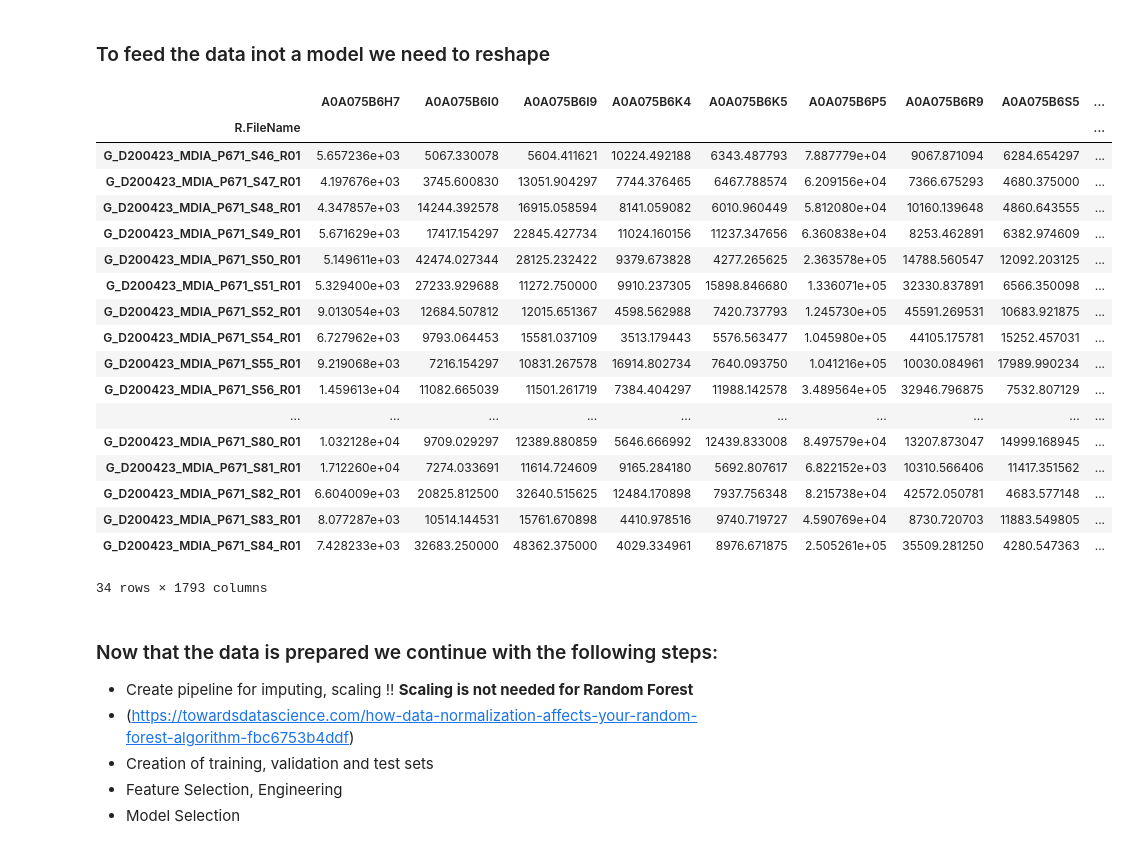
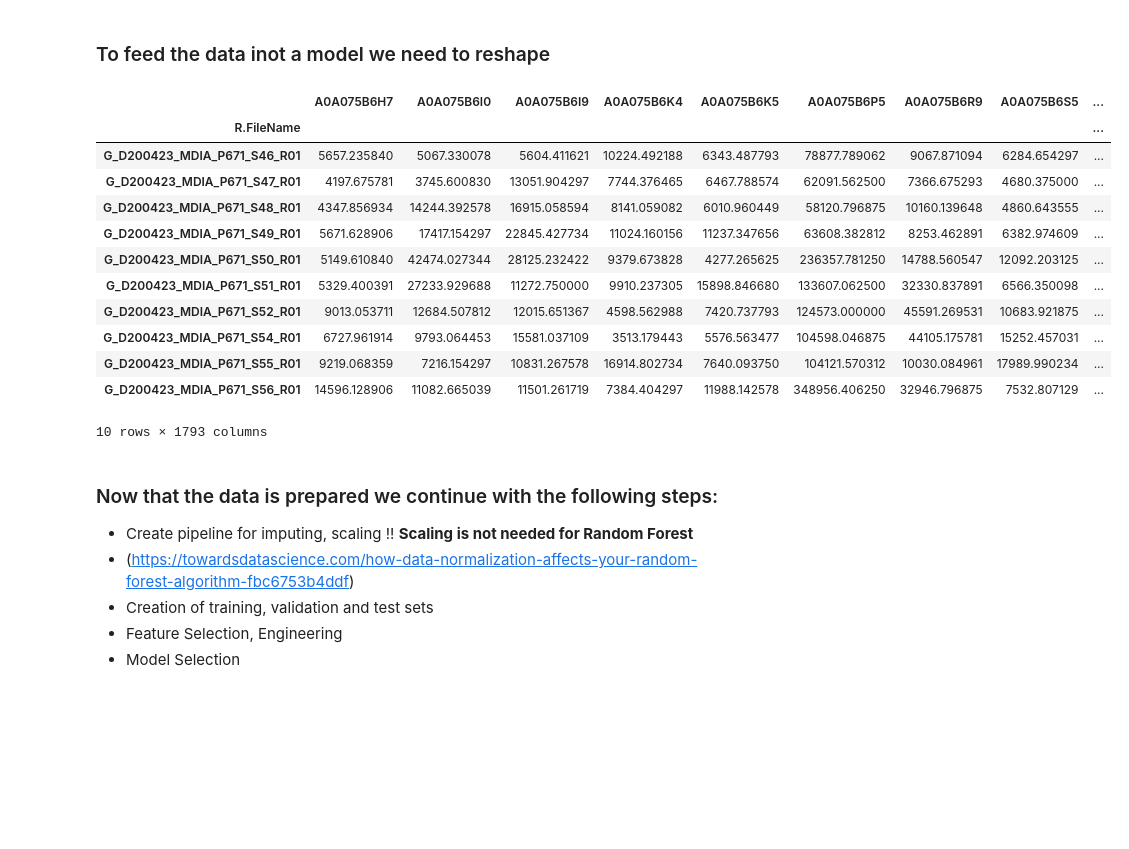
Before and after one commit to cewinharhar/BECS2_dataChallenge, a Jupyter notebook: MLworkflow.ipynb, the cells around one changed output. Saved outputs shown, nothing was run; the diff lists cells and outputs as text; code cells hidden in the pictures; blank space fills up the shorter version.

```diff
--- a/MLworkflow.ipynb
+++ b/MLworkflow.ipynb
@@ -35,7 +36,7 @@ os.getcwd()
 * X: rows = patients, cols = proteins filled with the protein quantity
 * y: rows = patients, col  = health condition (healthy, cancer A, cancer B)
 # %%
-path = r"rawData\tidy.csv"
+path = "rawData2/tidy.csv"
 #path = r"rawDataBig\tidyBig.csv"
 tidy = pd.read_csv(path, sep=",")
 
@@ -70,27 +71,21 @@ data = data.set_index("R.FileName")
 X = data.iloc[:, :-1]
 y = data.iloc[:,-1]
 # %%
-data
+data[:10]
 # %% [output]
 |  | A0A075B6H7 | A0A075B6I0 | A0A075B6I9 | A0A075B6K4 | A0A075B6K5 | A0A075B6P5 | A0A075B6R9 | A0A075B6S5 | ... |
 | R.FileName |  |  |  |  |  |  |  |  | ... |
-| G_D200423_MDIA_P671_S46_R01 | 5.657236e+03 | 5067.330078 | 5604.411621 | 10224.492188 | 6343.487793 | 7.887779e+04 | 9067.871094 | 6284.654297 | ... |
-| G_D200423_MDIA_P671_S47_R01 | 4.197676e+03 | 3745.600830 | 13051.904297 | 7744.376465 | 6467.788574 | 6.209156e+04 | 7366.675293 | 4680.375000 | ... |
-| G_D200423_MDIA_P671_S48_R01 | 4.347857e+03 | 14244.392578 | 16915.058594 | 8141.059082 | 6010.960449 | 5.812080e+04 | 10160.139648 | 4860.643555 | ... |
-| G_D200423_MDIA_P671_S49_R01 | 5.671629e+03 | 17417.154297 | 22845.427734 | 11024.160156 | 11237.347656 | 6.360838e+04 | 8253.462891 | 6382.974609 | ... |
-| G_D200423_MDIA_P671_S50_R01 | 5.149611e+03 | 42474.027344 | 28125.232422 | 9379.673828 | 4277.265625 | 2.363578e+05 | 14788.560547 | 12092.203125 | ... |
-| G_D200423_MDIA_P671_S51_R01 | 5.329400e+03 | 27233.929688 | 11272.750000 | 9910.237305 | 15898.846680 | 1.336071e+05 | 32330.837891 | 6566.350098 | ... |
-| G_D200423_MDIA_P671_S52_R01 | 9.013054e+03 | 12684.507812 | 12015.651367 | 4598.562988 | 7420.737793 | 1.245730e+05 | 45591.269531 | 10683.921875 | ... |
-| G_D200423_MDIA_P671_S54_R01 | 6.727962e+03 | 9793.064453 | 15581.037109 | 3513.179443 | 5576.563477 | 1.045980e+05 | 44105.175781 | 15252.457031 | ... |
-| G_D200423_MDIA_P671_S55_R01 | 9.219068e+03 | 7216.154297 | 10831.267578 | 16914.802734 | 7640.093750 | 1.041216e+05 | 10030.084961 | 17989.990234 | ... |
-| G_D200423_MDIA_P671_S56_R01 | 1.459613e+04 | 11082.665039 | 11501.261719 | 7384.404297 | 11988.142578 | 3.489564e+05 | 32946.796875 | 7532.807129 | ... |
-| ... | ... | ... | ... | ... | ... | ... | ... | ... | ... |
-| G_D200423_MDIA_P671_S80_R01 | 1.032128e+04 | 9709.029297 | 12389.880859 | 5646.666992 | 12439.833008 | 8.497579e+04 | 13207.873047 | 14999.168945 | ... |
-| G_D200423_MDIA_P671_S81_R01 | 1.712260e+04 | 7274.033691 | 11614.724609 | 9165.284180 | 5692.807617 | 6.822152e+03 | 10310.566406 | 11417.351562 | ... |
-| G_D200423_MDIA_P671_S82_R01 | 6.604009e+03 | 20825.812500 | 32640.515625 | 12484.170898 | 7937.756348 | 8.215738e+04 | 42572.050781 | 4683.577148 | ... |
-| G_D200423_MDIA_P671_S83_R01 | 8.077287e+03 | 10514.144531 | 15761.670898 | 4410.978516 | 9740.719727 | 4.590769e+04 | 8730.720703 | 11883.549805 | ... |
-| G_D200423_MDIA_P671_S84_R01 | 7.428233e+03 | 32683.250000 | 48362.375000 | 4029.334961 | 8976.671875 | 2.505261e+05 | 35509.281250 | 4280.547363 | ... |
+| G_D200423_MDIA_P671_S46_R01 | 5657.235840 | 5067.330078 | 5604.411621 | 10224.492188 | 6343.487793 | 78877.789062 | 9067.871094 | 6284.654297 | ... |
+| G_D200423_MDIA_P671_S47_R01 | 4197.675781 | 3745.600830 | 13051.904297 | 7744.376465 | 6467.788574 | 62091.562500 | 7366.675293 | 4680.375000 | ... |
+| G_D200423_MDIA_P671_S48_R01 | 4347.856934 | 14244.392578 | 16915.058594 | 8141.059082 | 6010.960449 | 58120.796875 | 10160.139648 | 4860.643555 | ... |
+| G_D200423_MDIA_P671_S49_R01 | 5671.628906 | 17417.154297 | 22845.427734 | 11024.160156 | 11237.347656 | 63608.382812 | 8253.462891 | 6382.974609 | ... |
+| G_D200423_MDIA_P671_S50_R01 | 5149.610840 | 42474.027344 | 28125.232422 | 9379.673828 | 4277.265625 | 236357.781250 | 14788.560547 | 12092.203125 | ... |
+| G_D200423_MDIA_P671_S51_R01 | 5329.400391 | 27233.929688 | 11272.750000 | 9910.237305 | 15898.846680 | 133607.062500 | 32330.837891 | 6566.350098 | ... |
+| G_D200423_MDIA_P671_S52_R01 | 9013.053711 | 12684.507812 | 12015.651367 | 4598.562988 | 7420.737793 | 124573.000000 | 45591.269531 | 10683.921875 | ... |
+| G_D200423_MDIA_P671_S54_R01 | 6727.961914 | 9793.064453 | 15581.037109 | 3513.179443 | 5576.563477 | 104598.046875 | 44105.175781 | 15252.457031 | ... |
+| G_D200423_MDIA_P671_S55_R01 | 9219.068359 | 7216.154297 | 10831.267578 | 16914.802734 | 7640.093750 | 104121.570312 | 10030.084961 | 17989.990234 | ... |
+| G_D200423_MDIA_P671_S56_R01 | 14596.128906 | 11082.665039 | 11501.261719 | 7384.404297 | 11988.142578 | 348956.406250 | 32946.796875 | 7532.807129 | ... |
-34 rows × 1793 columns
+10 rows × 1793 columns
 # %% [markdown]
 ### Now that the data is prepared we continue with the following steps:
 * Create pipeline for imputing, scaling !! **Scaling is not needed for Random Forest**
```
Also changed, not shown: parts of 7 cells of this notebook.
